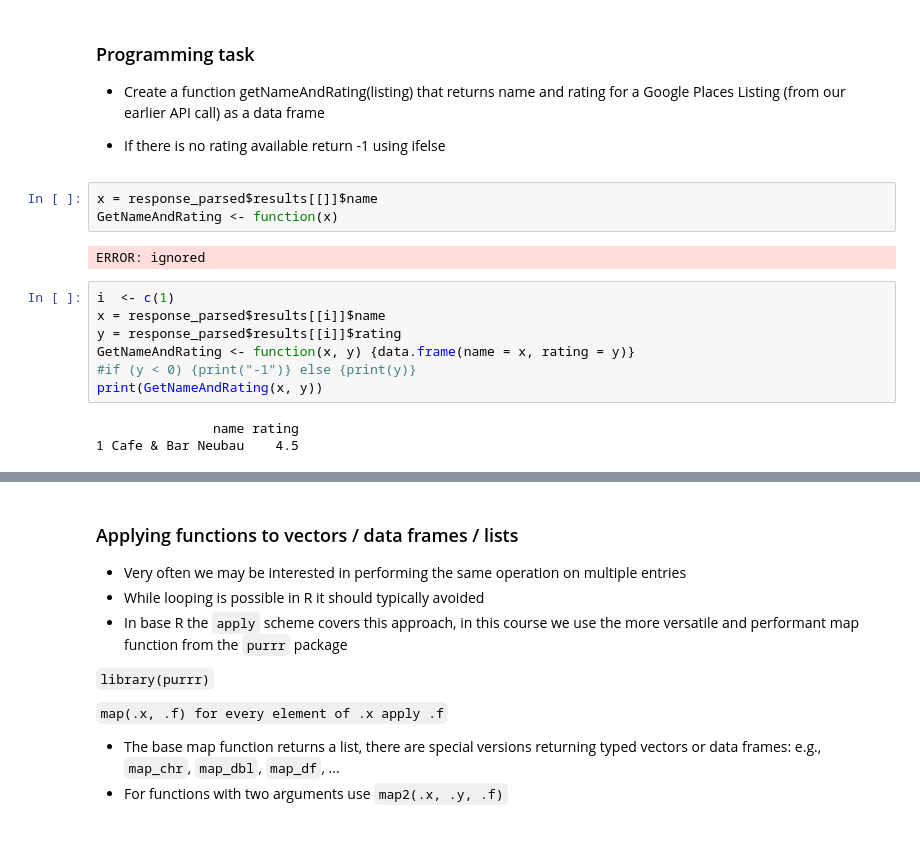
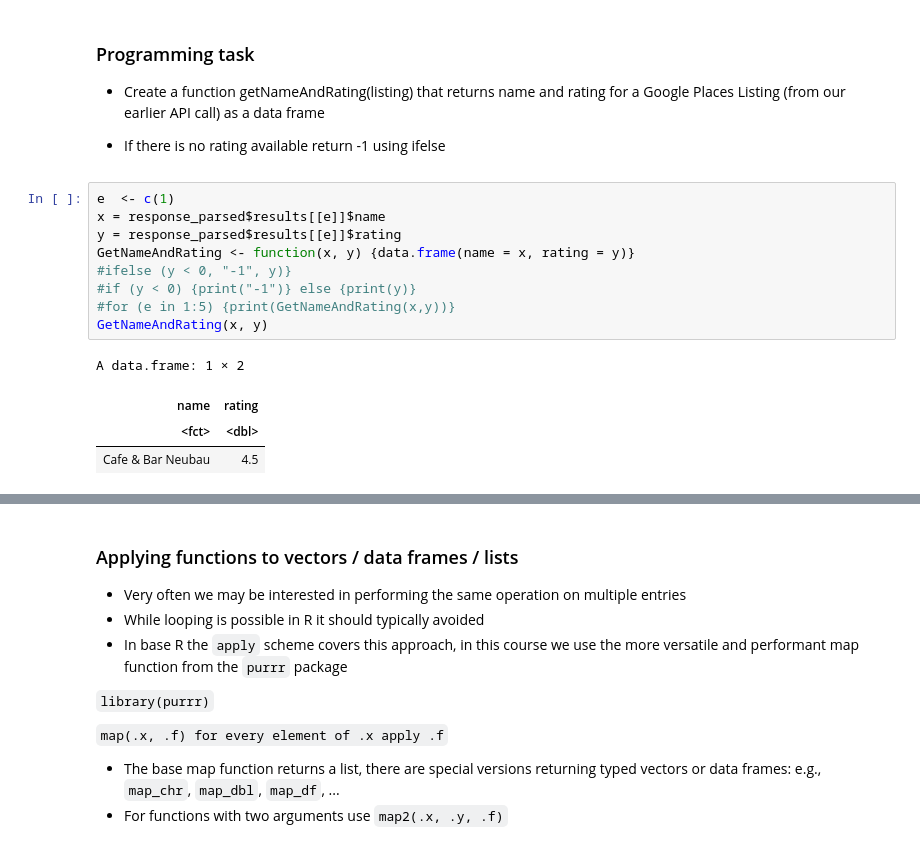
Before and after one commit to michiWS1920/ADS20, a Jupyter notebook: ADS_01_RProgramming_2020.ipynb, the cells around one changed output, grey strips where cells are left out. Cells and saved outputs as stored; diff of their text form.

```diff
--- a/ADS_01_RProgramming_2020.ipynb
+++ b/ADS_01_RProgramming_2020.ipynb
@@ -525,18 +538,17 @@ fun2(1,5)
 * Create a function getNameAndRating(listing) that returns name and rating for a Google Places Listing (from our earlier API call) as a data frame
 
 * If there is no rating available return -1 using ifelse
-# %%
-x = response_parsed$results[[]]$name
-GetNameAndRating <- function(x)
-# %% [output]
-ERROR: ignored
 # %%
-i  <- c(1)
-x = response_parsed$results[[i]]$name
-y = response_parsed$results[[i]]$rating
+e  <- c(1)
+x = response_parsed$results[[e]]$name
+y = response_parsed$results[[e]]$rating
 GetNameAndRating <- function(x, y) {data.frame(name = x, rating = y)}
+#ifelse (y < 0, "-1", y)}
 #if (y < 0) {print("-1")} else {print(y)}
-print(GetNameAndRating(x, y))
+#for (e in 1:5) {print(GetNameAndRating(x,y))}
+GetNameAndRating(x, y)
 # %% [output]
-               name rating
-1 Cafe & Bar Neubau    4.5
+A data.frame: 1 × 2
+| name | rating |
+| <fct> | <dbl> |
+| Cafe & Bar Neubau | 4.5 |
```
Also changed, not shown: parts of 8 cells of this notebook.
